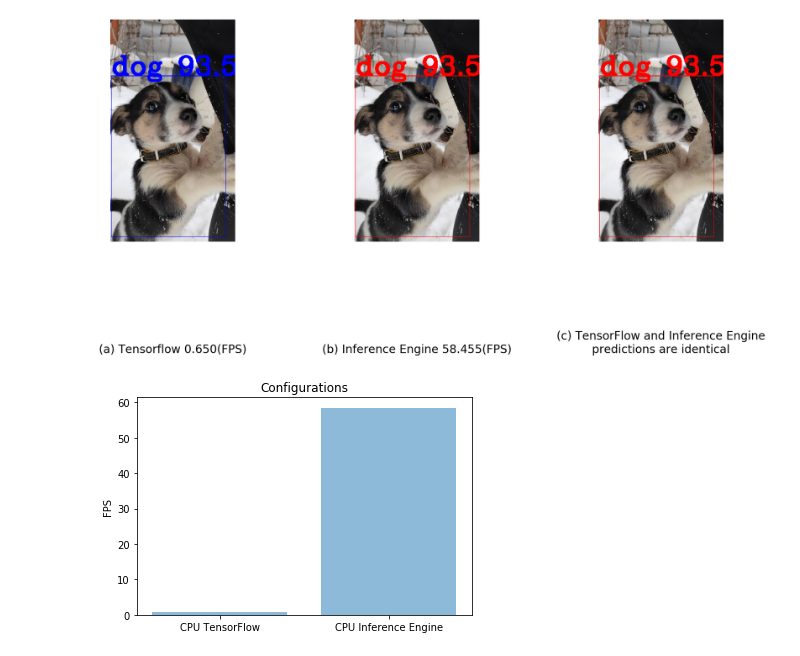
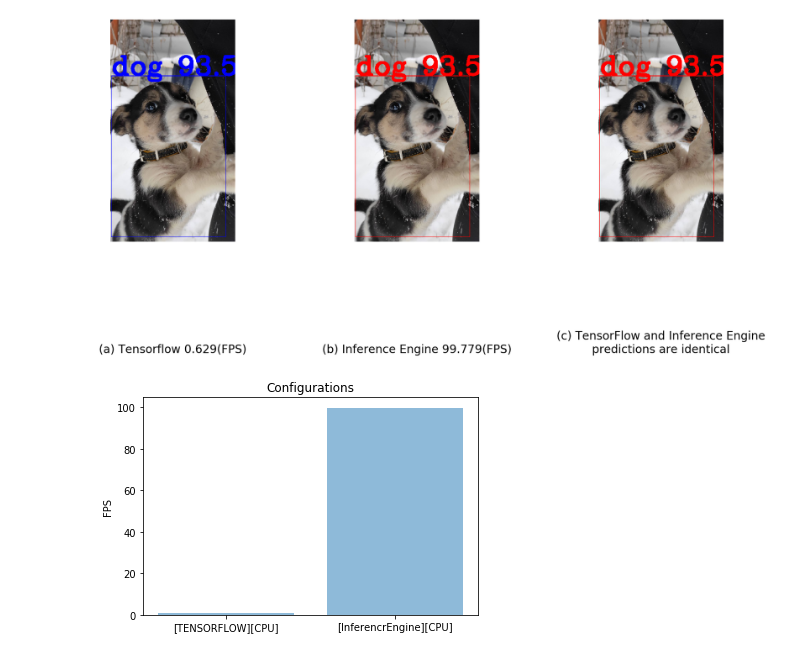
Before and after one commit to artyomtugaryov/openvino_workshop, a Jupyter notebook: OpenVINO_Workshop.ipynb, the cells around one changed output. Drawn from its saved outputs; the diff is of its cells as text; code cells hidden in the pictures.

```diff
--- a/OpenVINO_Workshop.ipynb
+++ b/OpenVINO_Workshop.ipynb
@@ -225,6 +225,15 @@ def read_resize_image(path_to_image, width, height):
     """
     raw_image = cv2.imread(path_to_image)
     return cv2.resize(raw_image, (width, height), interpolation=cv2.INTER_NEAREST)
+# %%
+def show_performance(performance_data: dict):
+    y_pos = np.arange(len(performance_data))
+    performance = [fps for case, fps in performance_data.items()]
+    plt.bar(y_pos, performance, align='center', alpha=0.5)
+    plt.xticks(y_pos, performance_data.keys())
+    plt.ylabel('FPS')
+    plt.title('Configurations')
+    plt.show()
 # %%
 def draw_image(original_image, res, path_to_image, prob_threshold=0.8, color=(0, 255, 0)):
     """
@@ -505,7 +514,10 @@ else:
     sys.exit(0)
 
 COMBO_RESULT_IMAGE = os.path.join(PATH_PREFIX, 'data/images/output/combo_output.png')
+
+PERFORMANCE = {}
 # %%
+name = '[TENSORFLOW][CPU]'
 tf_fps_collected = []
 
 for i in range(NUM_RUNS):
@@ -516,7 +528,10 @@ for i in range(NUM_RUNS):
     tf_fps_collected.append(tf_fps)
 
 tf_avg_fps = (sum(tf_fps_collected) * BATCH) / (NUM_RUNS)
-log.info('[TENSORFLOW] FPS: {}'.format(tf_avg_fps))
+
+PERFORMANCE[name] = tf_avg_fps
+
+log.info('{} FPS: {}'.format(name, tf_avg_fps))
 
 draw_image(IMAGE, predictions, TF_RESULT_IMAGE, color=(255, 0, 0))
 # %% [output]
@@ -535,4 +550,5 @@ draw_image(IMAGE, predictions, TF_RESULT_IMAGE, color=(255, 0, 0))
 # %%
+name = '[InferencrEngine][CPU]'
 ie_fps_collected = []
 
 for i in range(NUM_RUNS):
@@ -544,7 +560,10 @@ for i in range(NUM_RUNS):
     ie_fps_collected.append(ie_fps)
 
 ie_avg_fps = (sum(ie_fps_collected) * BATCH) / (NUM_RUNS)
-log.info('[INFERENCE ENGINE] FPS: {}'.format(ie_avg_fps))
+
+PERFORMANCE[name] = ie_avg_fps
+
+log.info('{} FPS: {}'.format(name, ie_avg_fps))
 
 draw_image(IMAGE, predictions, IE_RESULT_IMAGE, color=(0, 0, 255))
 # %% [output]
@@ -565,14 +584,7 @@ show_results_interactively(tf_image=TF_RESULT_IMAGE,
                            tf_fps=tf_avg_fps)
 # %% [output]
 [figure]
-# %%
-OBJECTS = ['CPU TensorFlow', 'CPU Inference Engine']
-y_pos = np.arange(len(OBJECTS))
-performance = [tf_avg_fps, ie_avg_fps]
-plt.bar(y_pos, performance, align='center', alpha=0.5)
-plt.xticks(y_pos, OBJECTS)
-plt.ylabel('FPS')
-plt.title('Configurations')
-plt.show()
-# %% [output]
-[figure, removed]
+# %%
+show_performance(PERFORMANCE)
+# %% [output]
+[figure, added]
```
Also changed, not shown: parts of 5 cells of this notebook.
